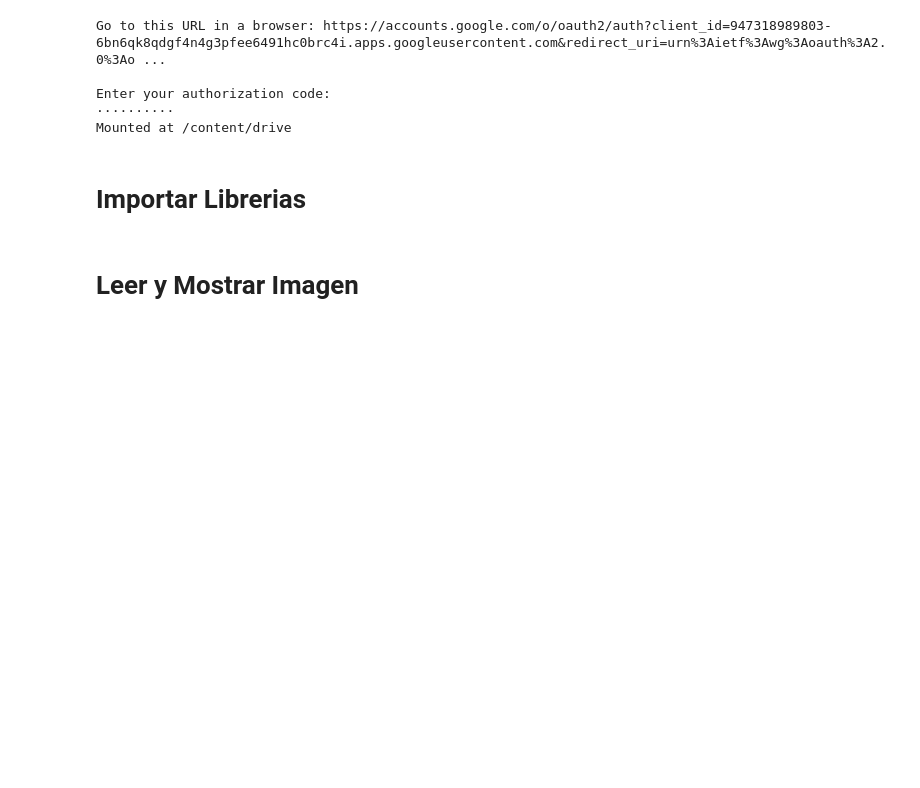
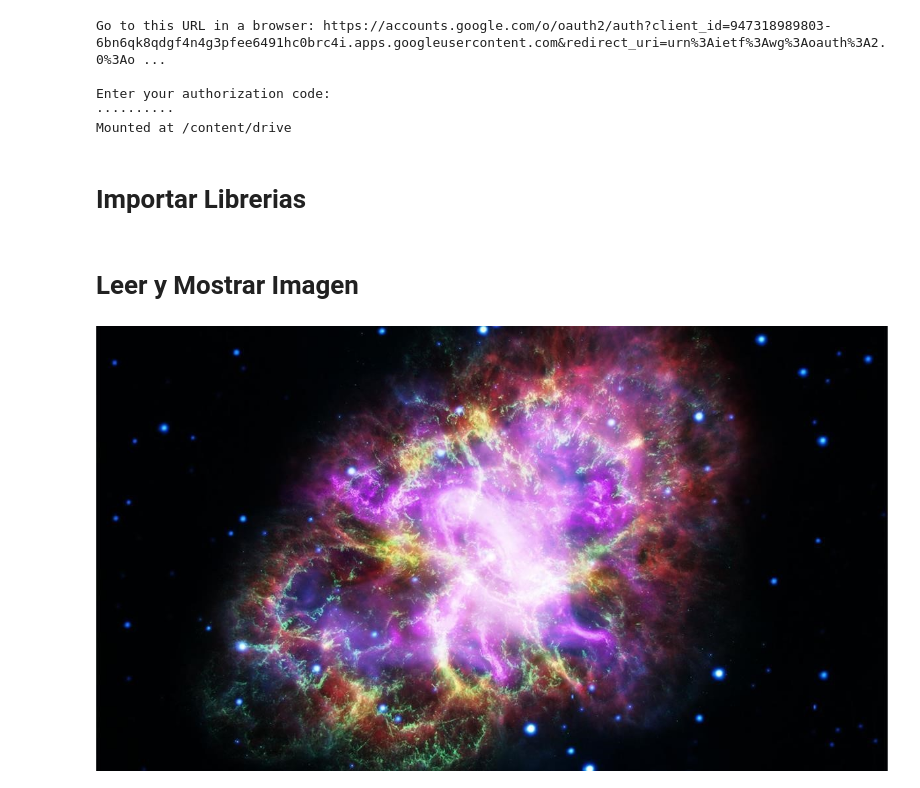
Before and after one commit to camilo520/ProcesamientoImagen, a Jupyter notebook: Clase1.ipynb, the cells around one changed output. Drawn from its saved outputs; the diff is of its cells as text; code cells hidden in the pictures; blank space fills up the shorter version.

```diff
--- a/Clase1.ipynb
+++ b/Clase1.ipynb
@@ -25,6 +25,8 @@ import cv2
 # %% [markdown]
 # **Leer y Mostrar Imagen**
 # %%
-image = cv2.imread('/content/drive/My Drive/ProcesamientoImagen/ciencia-del-universo-1530540262286.jpg')
-cv2.imshow("Image" , image)
-cv2.waitKey(0)
+from google.colab.patches import cv2_imshow
+img = cv2.imread('/content/drive/My Drive/ProcesamientoImagen/ciencia-del-universo-1530540262286.jpg', cv2.IMREAD_UNCHANGED)
+cv2_imshow(img)
+# %% [output]
+[figure, added]
```
